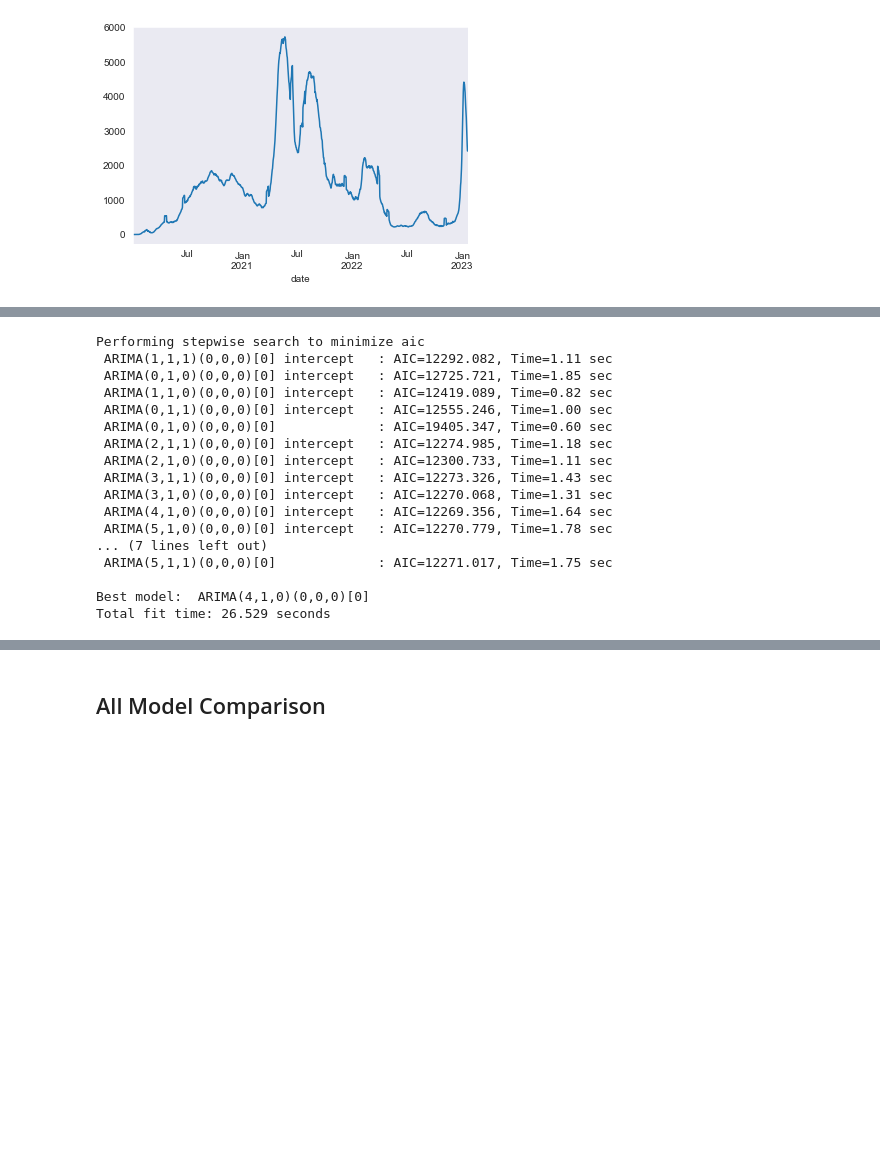
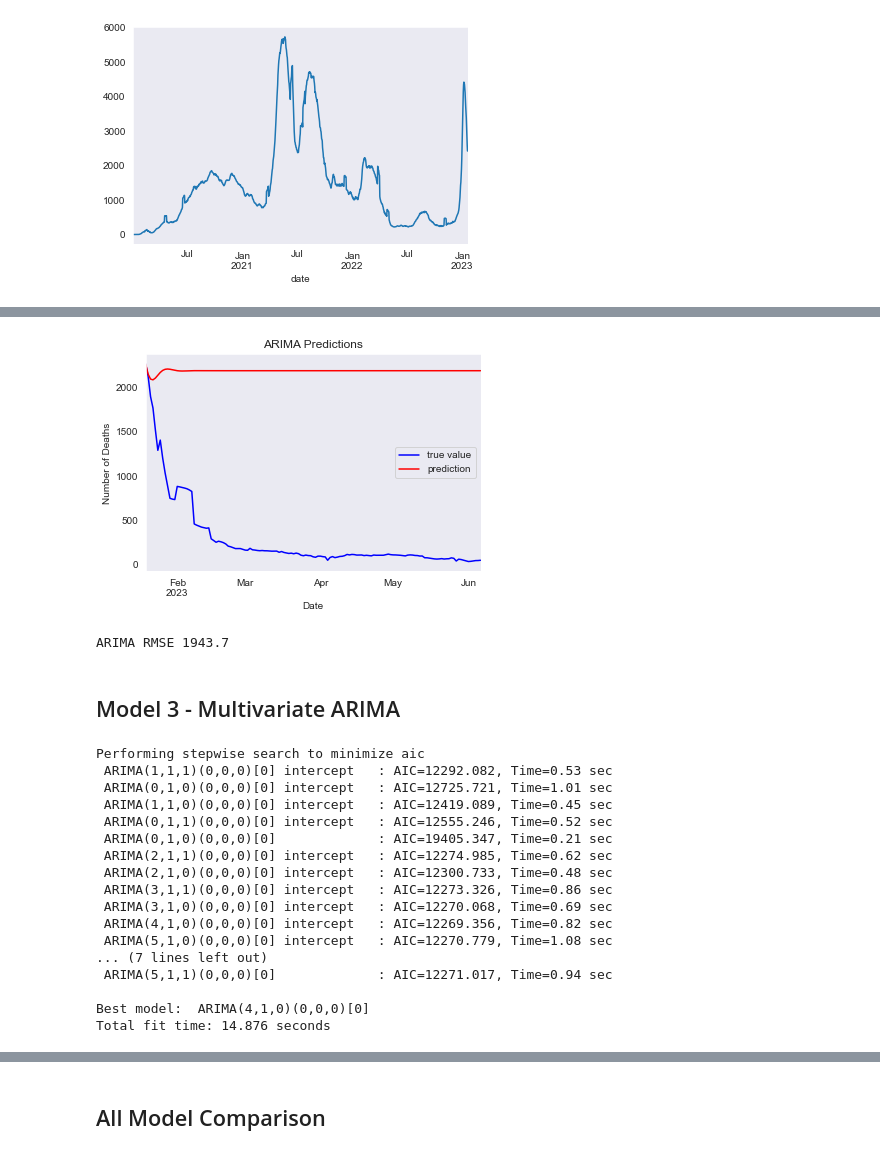
Before and after one commit to Bella3s/Covid-19-Time-Series-Modeling, a Jupyter notebook: index.ipynb, the cells around one changed output, grey strips where cells are left out. Drawn from its saved outputs; the diff is of its cells as text; code cells hidden in the pictures; blank space fills up the shorter version.

```diff
--- a/index.ipynb
+++ b/index.ipynb
@@ -1158 +1111,4 @@ alpha = 0.05 # default
 # Scoring is MSE
+# %%
+# Try ARIMA without extra variables
+arima = auto_arima(y_train, start_p=start_p, start_q=start_q, seasonal=False, trace=True)
@@ -1159,20 +1136,40 @@ alpha = 0.05 # default
+# %%
+y_preds_arima = arima.predict(n_periods=n_periods_pred)
+
+fig, ax = plt.subplots()
+
+y_val.plot(ax=ax, color='b', label='true value')
+y_preds_arima.plot(ax=ax, color='r', label='prediction')
+ax.set_title('ARIMA Predictions')
+ax.set_ylabel('Number of Deaths')
+ax.set_xlabel('Date')
+ax.legend();
+# %% [output]
+[figure, added]
+# %%
+# RMSE
+evaluate(y_val, y_preds_arima, all_results, 'ARIMA')
+# %% [output]
+ARIMA RMSE 1943.7
+# %% [markdown]
+## Model 3 - Multivariate ARIMA
 # %%
-arima = auto_arima(y, X, start_p=start_p, start_q=start_q, seasonal=False, trace=True)
+arima_multi = auto_arima(y_train, X_train, start_p=start_p, start_q=start_q, seasonal=False, trace=True)
 # %% [output]
 Performing stepwise search to minimize aic
- ARIMA(1,1,1)(0,0,0)[0] intercept   : AIC=12292.082, Time=1.11 sec
- ARIMA(0,1,0)(0,0,0)[0] intercept   : AIC=12725.721, Time=1.85 sec
- ARIMA(1,1,0)(0,0,0)[0] intercept   : AIC=12419.089, Time=0.82 sec
- ARIMA(0,1,1)(0,0,0)[0] intercept   : AIC=12555.246, Time=1.00 sec
- ARIMA(0,1,0)(0,0,0)[0]             : AIC=19405.347, Time=0.60 sec
- ARIMA(2,1,1)(0,0,0)[0] intercept   : AIC=12274.985, Time=1.18 sec
- ARIMA(2,1,0)(0,0,0)[0] intercept   : AIC=12300.733, Time=1.11 sec
- ARIMA(3,1,1)(0,0,0)[0] intercept   : AIC=12273.326, Time=1.43 sec
- ARIMA(3,1,0)(0,0,0)[0] intercept   : AIC=12270.068, Time=1.31 sec
- ARIMA(4,1,0)(0,0,0)[0] intercept   : AIC=12269.356, Time=1.64 sec
- ARIMA(5,1,0)(0,0,0)[0] intercept   : AIC=12270.779, Time=1.78 sec
+ ARIMA(1,1,1)(0,0,0)[0] intercept   : AIC=12292.082, Time=0.53 sec
+ ARIMA(0,1,0)(0,0,0)[0] intercept   : AIC=12725.721, Time=1.01 sec
+ ARIMA(1,1,0)(0,0,0)[0] intercept   : AIC=12419.089, Time=0.45 sec
+ ARIMA(0,1,1)(0,0,0)[0] intercept   : AIC=12555.246, Time=0.52 sec
+ ARIMA(0,1,0)(0,0,0)[0]             : AIC=19405.347, Time=0.21 sec
+ ARIMA(2,1,1)(0,0,0)[0] intercept   : AIC=12274.985, Time=0.62 sec
+ ARIMA(2,1,0)(0,0,0)[0] intercept   : AIC=12300.733, Time=0.48 sec
+ ARIMA(3,1,1)(0,0,0)[0] intercept   : AIC=12273.326, Time=0.86 sec
+ ARIMA(3,1,0)(0,0,0)[0] intercept   : AIC=12270.068, Time=0.69 sec
+ ARIMA(4,1,0)(0,0,0)[0] intercept   : AIC=12269.356, Time=0.82 sec
+ ARIMA(5,1,0)(0,0,0)[0] intercept   : AIC=12270.779, Time=1.08 sec
 ... (7 lines left out)
- ARIMA(5,1,1)(0,0,0)[0]             : AIC=12271.017, Time=1.75 sec
+ ARIMA(5,1,1)(0,0,0)[0]             : AIC=12271.017, Time=0.94 sec
 
 Best model:  ARIMA(4,1,0)(0,0,0)[0]
-Total fit time: 26.529 seconds
+Total fit time: 14.876 seconds
```
Also changed, not shown: parts of 45 cells of this notebook.
